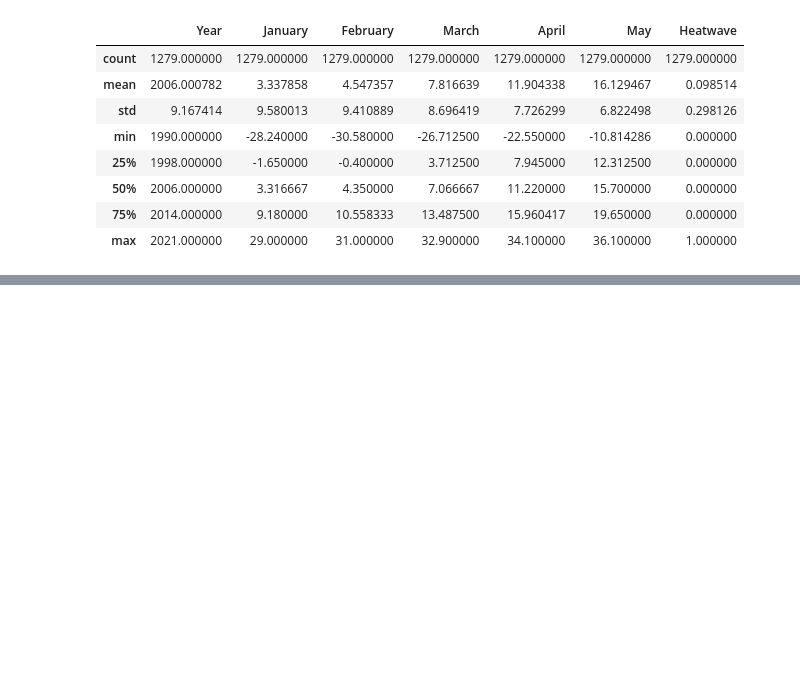
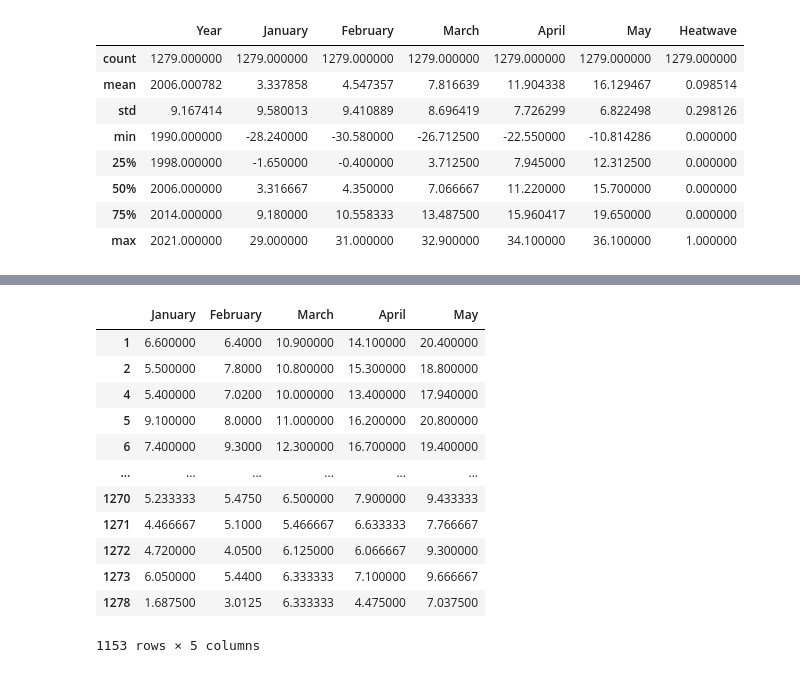
Before and after one commit to Themaoyc/MDA, a Jupyter notebook: Script/Predeict heatwaves.ipynb, the cells around one changed output, grey strips where cells are left out. Saved outputs shown, nothing was run; the diff lists cells and outputs as text; code cells hidden in the pictures; blank space fills up the shorter version.

```diff
--- a/Script/Predeict heatwaves.ipynb
+++ b/Script/Predeict heatwaves.ipynb
@@ -56,0 +114,16 @@ heatmap=sns.heatmap(df[['Year', 'Country', 'January','February','March','April',
+# %%
+group0.iloc[:,3:8]
+# %% [output]
+|  | January | February | March | April | May |
+| 1 | 6.600000 | 6.4000 | 10.900000 | 14.100000 | 20.400000 |
+| 2 | 5.500000 | 7.8000 | 10.800000 | 15.300000 | 18.800000 |
+| 4 | 5.400000 | 7.0200 | 10.000000 | 13.400000 | 17.940000 |
+| 5 | 9.100000 | 8.0000 | 11.000000 | 16.200000 | 20.800000 |
+| 6 | 7.400000 | 9.3000 | 12.300000 | 16.700000 | 19.400000 |
+| ... | ... | ... | ... | ... | ... |
+| 1270 | 5.233333 | 5.4750 | 6.500000 | 7.900000 | 9.433333 |
+| 1271 | 4.466667 | 5.1000 | 5.466667 | 6.633333 | 7.766667 |
+| 1272 | 4.720000 | 4.0500 | 6.125000 | 6.066667 | 9.300000 |
+| 1273 | 6.050000 | 5.4400 | 6.333333 | 7.100000 | 9.666667 |
+| 1278 | 1.687500 | 3.0125 | 6.333333 | 4.475000 | 7.037500 |
+1153 rows × 5 columns
```
Also changed, not shown: parts of 16 cells of this notebook.
